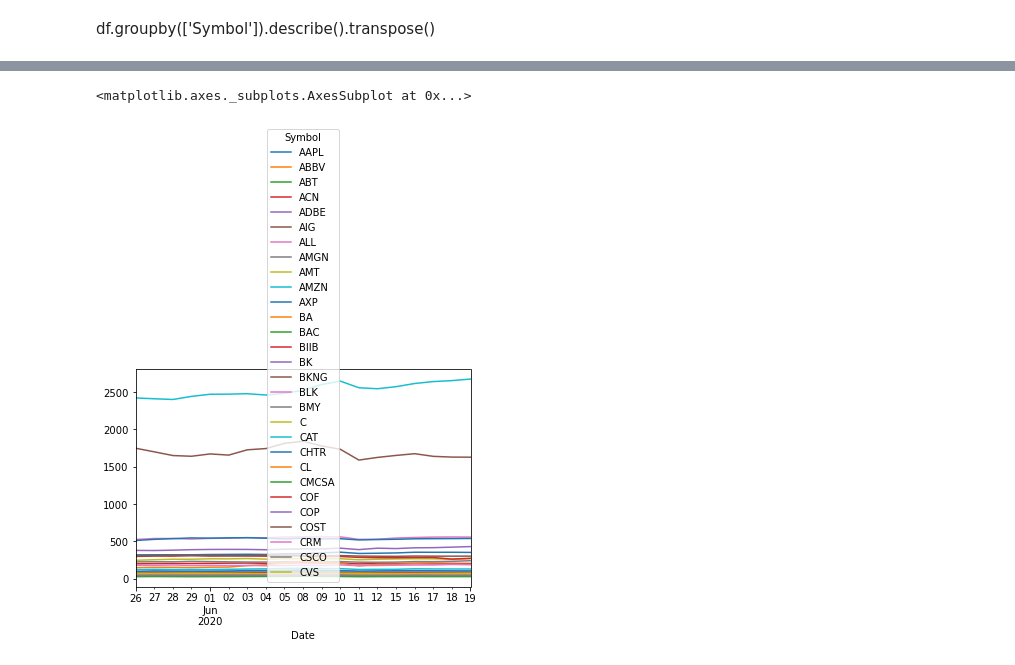
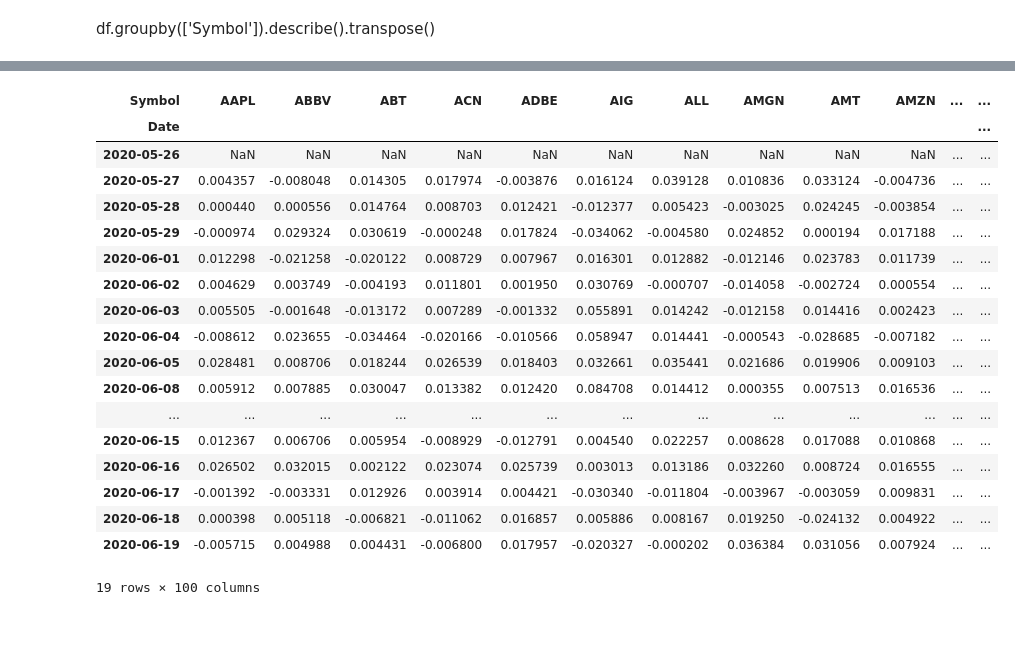
Before and after one commit to reejungkim/Time-Series-stock, a Jupyter notebook: s&p 100.ipynb, the cells around one changed output, grey strips where cells are left out. Drawn from its saved outputs; the diff is of its cells as text; code cells hidden in the pictures; blank space fills up the shorter version.

```diff
--- a/s&p 100.ipynb
+++ b/s&p 100.ipynb
@@ -104,5 +134,22 @@ df = df.groupby(['Date', 'Symbol']).sum()
 # %%
-df['Close'].unstack().plot()
+df['Close'].unstack().pct_change()
 # %% [output]
+| Symbol | AAPL | ABBV | ABT | ACN | ADBE | AIG | ALL | AMGN | AMT | AMZN | ... | ... |
+| Date |  |  |  |  |  |  |  |  |  |  |  | ... |
+| 2020-05-26 | NaN | NaN | NaN | NaN | NaN | NaN | NaN | NaN | NaN | NaN | ... | ... |
+| 2020-05-27 | 0.004357 | -0.008048 | 0.014305 | 0.017974 | -0.003876 | 0.016124 | 0.039128 | 0.010836 | 0.033124 | -0.004736 | ... | ... |
+| 2020-05-28 | 0.000440 | 0.000556 | 0.014764 | 0.008703 | 0.012421 | -0.012377 | 0.005423 | -0.003025 | 0.024245 | -0.003854 | ... | ... |
+| 2020-05-29 | -0.000974 | 0.029324 | 0.030619 | -0.000248 | 0.017824 | -0.034062 | -0.004580 | 0.024852 | 0.000194 | 0.017188 | ... | ... |
+| 2020-06-01 | 0.012298 | -0.021258 | -0.020122 | 0.008729 | 0.007967 | 0.016301 | 0.012882 | -0.012146 | 0.023783 | 0.011739 | ... | ... |
+| 2020-06-02 | 0.004629 | 0.003749 | -0.004193 | 0.011801 | 0.001950 | 0.030769 | -0.000707 | -0.014058 | -0.002724 | 0.000554 | ... | ... |
+| 2020-06-03 | 0.005505 | -0.001648 | -0.013172 | 0.007289 | -0.001332 | 0.055891 | 0.014242 | -0.012158 | 0.014416 | 0.002423 | ... | ... |
+| 2020-06-04 | -0.008612 | 0.023655 | -0.034464 | -0.020166 | -0.010566 | 0.058947 | 0.014441 | -0.000543 | -0.028685 | -0.007182 | ... | ... |
+| 2020-06-05 | 0.028481 | 0.008706 | 0.018244 | 0.026539 | 0.018403 | 0.032661 | 0.035441 | 0.021686 | 0.019906 | 0.009103 | ... | ... |
+| 2020-06-08 | 0.005912 | 0.007885 | 0.030047 | 0.013382 | 0.012420 | 0.084708 | 0.014412 | 0.000355 | 0.007513 | 0.016536 | ... | ... |
+| ... | ... | ... | ... | ... | ... | ... | ... | ... | ... | ... | ... | ... |
+| 2020-06-15 | 0.012367 | 0.006706 | 0.005954 | -0.008929 | -0.012791 | 0.004540 | 0.022257 | 0.008628 | 0.017088 | 0.010868 | ... | ... |
+| 2020-06-16 | 0.026502 | 0.032015 | 0.002122 | 0.023074 | 0.025739 | 0.003013 | 0.013186 | 0.032260 | 0.008724 | 0.016555 | ... | ... |
+| 2020-06-17 | -0.001392 | -0.003331 | 0.012926 | 0.003914 | 0.004421 | -0.030340 | -0.011804 | -0.003967 | -0.003059 | 0.009831 | ... | ... |
+| 2020-06-18 | 0.000398 | 0.005118 | -0.006821 | -0.011062 | 0.016857 | 0.005886 | 0.008167 | 0.019250 | -0.024132 | 0.004922 | ... | ... |
+| 2020-06-19 | -0.005715 | 0.004988 | 0.004431 | -0.006800 | 0.017957 | -0.020327 | -0.000202 | 0.036384 | 0.031056 | 0.007924 | ... | ... |
-<matplotlib.axes._subplots.AxesSubplot at 0x...>
+19 rows × 100 columns
-[figure, removed]
```
Also changed, not shown: parts of 5 cells of this notebook.
